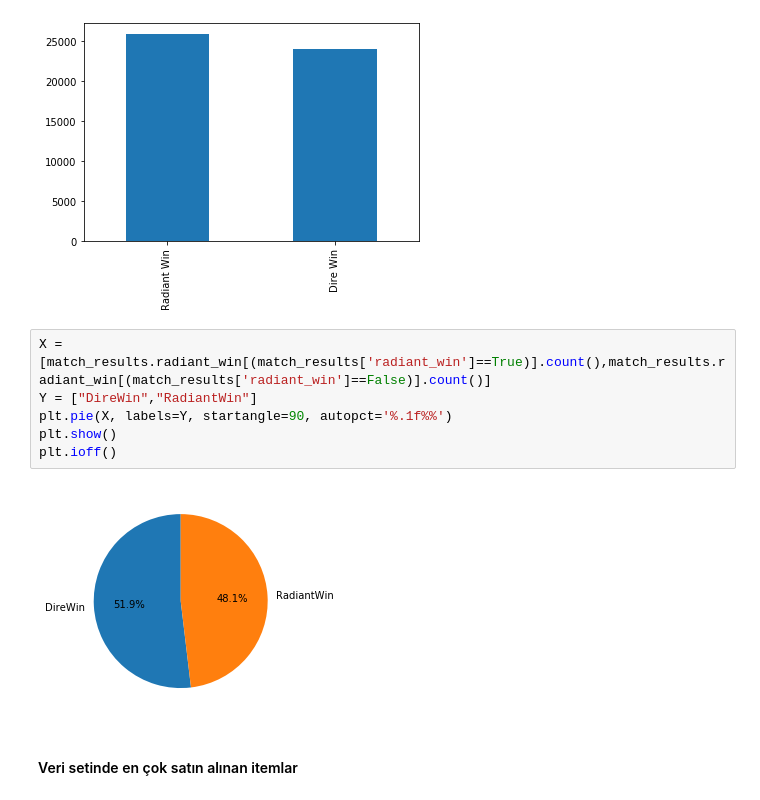
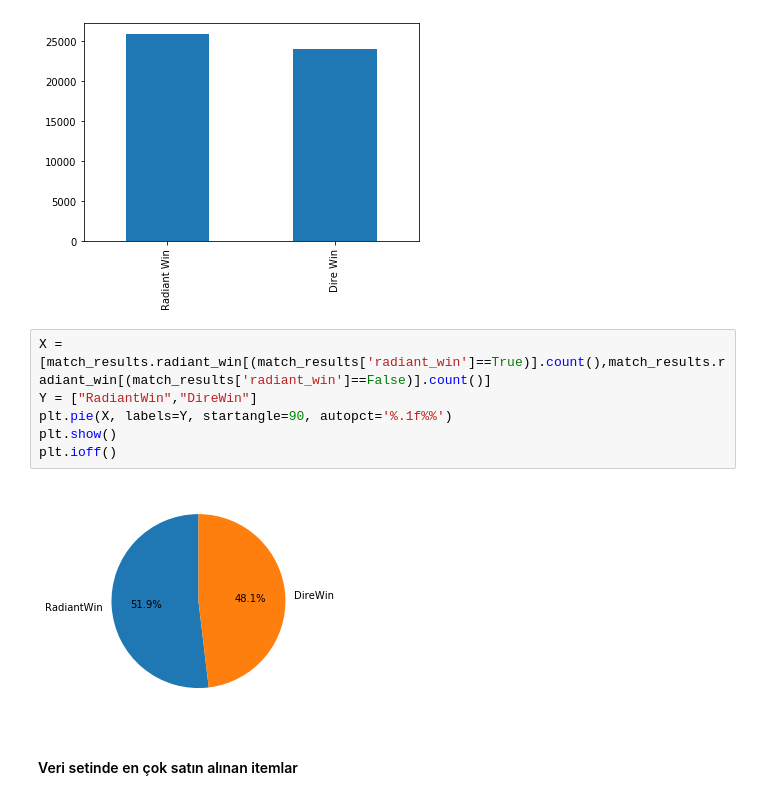
Before and after one commit to defneozturk/OEPROJECT, a Jupyter notebook: OE Project (Veri görselleştirme projesi).ipynb, the cells around one changed output. Saved outputs shown, nothing was run; the diff lists cells and outputs as text.

```diff
--- a/OE Project (Veri görselleştirme projesi).ipynb
+++ b/OE Project (Veri görselleştirme projesi).ipynb
@@ -608,12 +608,12 @@ _ = pd.Series(y).apply(lambda i: classes[i]).value_counts().plot(kind = 'bar')
 [figure]
 # %%
 X = [match_results.radiant_win[(match_results['radiant_win']==True)].count(),match_results.radiant_win[(match_results['radiant_win']==False)].count()]
-Y = ["DireWin","RadiantWin"]
+Y = ["RadiantWin","DireWin"]
 plt.pie(X, labels=Y, startangle=90, autopct='%.1f%%')
 plt.show()
 plt.ioff()
 # %% [output]
-[figure, old version]
+[figure, new version]
 # %% [markdown]
 #### Veri setinde en çok satın alınan itemlar
 # %%
```
Also changed, not shown: parts of 3 cells of this notebook.
